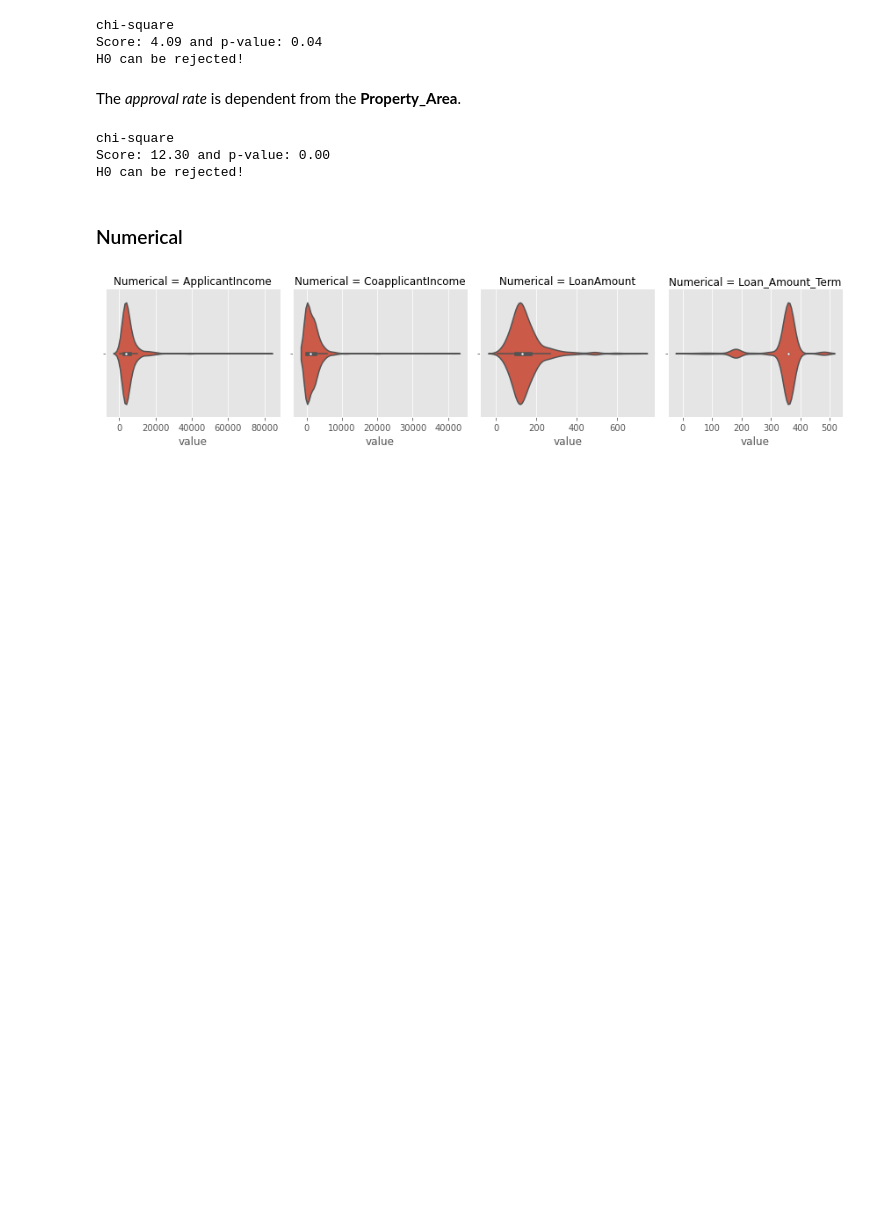
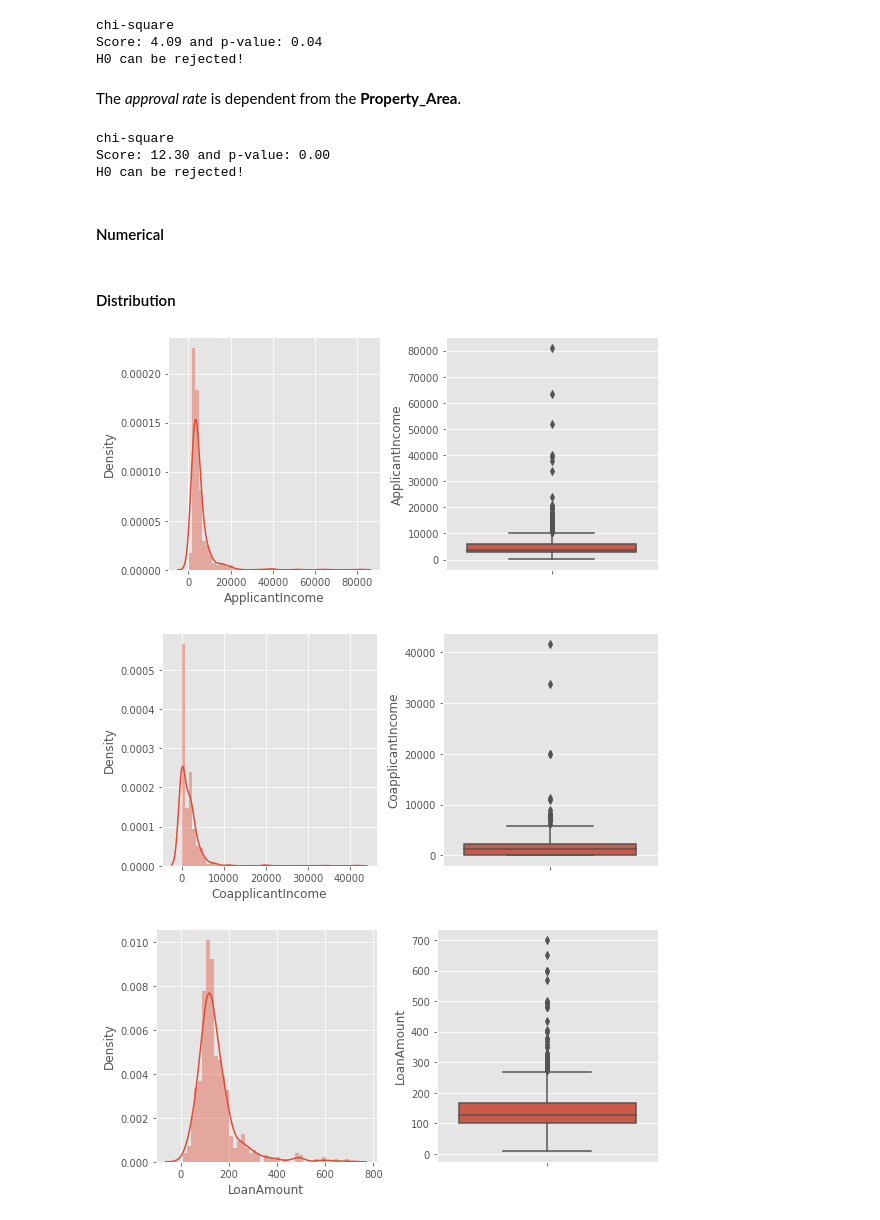
Before and after one commit to maikereis/loan, a Jupyter notebook: loan.ipynb, the cells around one changed output. Drawn from its saved outputs; the diff is of its cells as text; code cells hidden in the pictures; blank space fills up the shorter version.

```diff
--- a/loan.ipynb
+++ b/loan.ipynb
@@ -238,15 +240,18 @@ chi-square
 Score: 12.30 and p-value: 0.00
 H0 can be rejected!
 # %% [markdown]
-### Numerical
+#### Numerical
-# %%
-numerical = df[['ApplicantIncome','CoapplicantIncome', 'LoanAmount','Loan_Amount_Term','Loan_Status']]
-
-melted_num_vars = pd.melt(numerical, id_vars=["Loan_Status"],var_name='Numerical')
-g = sns.FacetGrid(
-        melted_num_vars, col="Numerical", sharex=False, sharey=False,
-    )
-g.map(sns.violinplot, "value")
-plt.tight_layout()
-# %% [output]
-[figure, removed]
+# %%
+numerical = df[['ApplicantIncome','CoapplicantIncome', 'LoanAmount']]
+# %% [markdown]
+#### Distribution
+# %%
+for col, values in numerical.iteritems():
+    fig, ax = plt.subplots(1,2, figsize=(8,4))
+    sns.distplot(values, ax=ax[0])
+    sns.boxplot(y=values, ax=ax[1])
+    plt.tight_layout()
+# %% [output]
+[figure, added]
+[figure, added]
+[figure, added]
```
Also changed, not shown: parts of 10 cells of this notebook.
